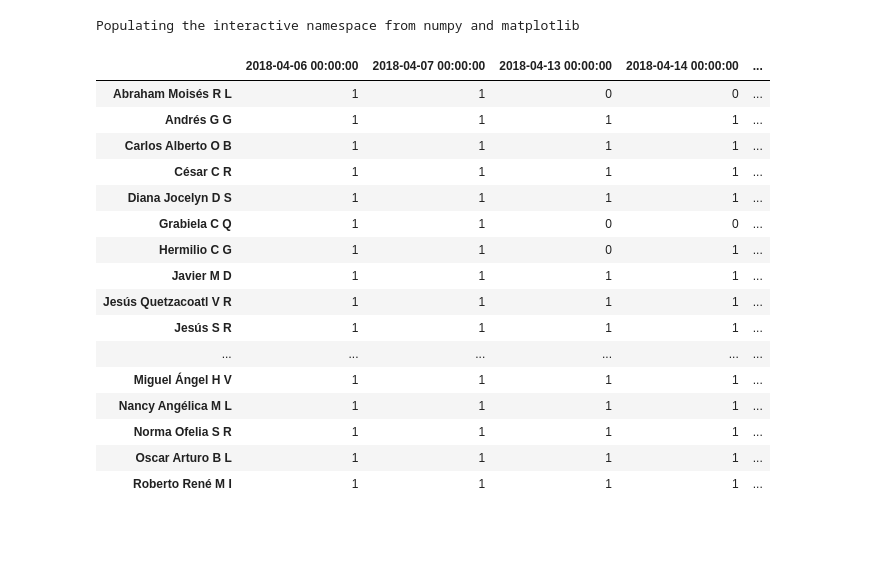
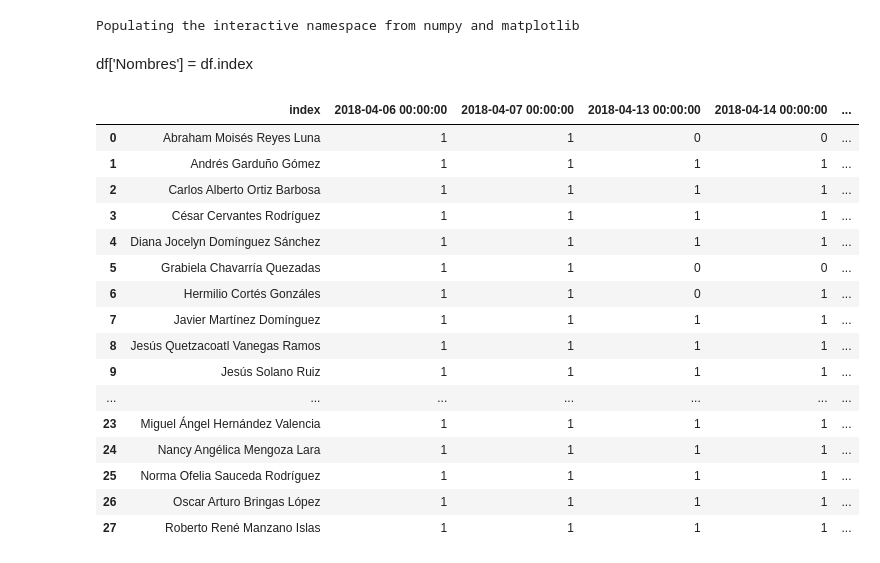
Before and after one commit to zamorays/cursoDatosGeograficos, a Jupyter notebook: Asistencias.ipynb, the cells around one changed output. Cells and saved outputs as stored; diff of their text form; code cells hidden in the pictures; blank space fills up the shorter version.

```diff
--- a/Asistencias.ipynb
+++ b/Asistencias.ipynb
@@ -52,23 +53,25 @@ df2 = pd.DataFrame(index = diasClases,
                    })
 # %%
 df = df2.T
+# %% [markdown]
+df['Nombres'] = df.index
 # %%
-df
+df.reset_index()
 # %% [output]
-|  | 2018-04-06 00:00:00 | 2018-04-07 00:00:00 | 2018-04-13 00:00:00 | 2018-04-14 00:00:00 | ... |
-| Abraham Moisés R L | 1 | 1 | 0 | 0 | ... |
-| Andrés G G | 1 | 1 | 1 | 1 | ... |
-| Carlos Alberto O B | 1 | 1 | 1 | 1 | ... |
-| César C R | 1 | 1 | 1 | 1 | ... |
-| Diana Jocelyn D S | 1 | 1 | 1 | 1 | ... |
-| Grabiela C Q | 1 | 1 | 0 | 0 | ... |
-| Hermilio C G | 1 | 1 | 0 | 1 | ... |
-| Javier M D | 1 | 1 | 1 | 1 | ... |
-| Jesús Quetzacoatl V R | 1 | 1 | 1 | 1 | ... |
-| Jesús S R | 1 | 1 | 1 | 1 | ... |
-| ... | ... | ... | ... | ... | ... |
-| Miguel Ángel H V | 1 | 1 | 1 | 1 | ... |
-| Nancy Angélica M L | 1 | 1 | 1 | 1 | ... |
-| Norma Ofelia S R | 1 | 1 | 1 | 1 | ... |
-| Oscar Arturo B L | 1 | 1 | 1 | 1 | ... |
-| Roberto René M I | 1 | 1 | 1 | 1 | ... |
+|  | index | 2018-04-06 00:00:00 | 2018-04-07 00:00:00 | 2018-04-13 00:00:00 | 2018-04-14 00:00:00 | ... |
+| 0 | Abraham Moisés Reyes Luna | 1 | 1 | 0 | 0 | ... |
+| 1 | Andrés Garduño Gómez | 1 | 1 | 1 | 1 | ... |
+| 2 | Carlos Alberto Ortiz Barbosa | 1 | 1 | 1 | 1 | ... |
+| 3 | César Cervantes Rodríguez | 1 | 1 | 1 | 1 | ... |
+| 4 | Diana Jocelyn Domínguez Sánchez | 1 | 1 | 1 | 1 | ... |
+| 5 | Grabiela Chavarría Quezadas | 1 | 1 | 0 | 0 | ... |
+| 6 | Hermilio Cortés Gonzáles | 1 | 1 | 0 | 1 | ... |
+| 7 | Javier Martínez Domínguez | 1 | 1 | 1 | 1 | ... |
+| 8 | Jesús Quetzacoatl Vanegas Ramos | 1 | 1 | 1 | 1 | ... |
+| 9 | Jesús Solano Ruiz | 1 | 1 | 1 | 1 | ... |
+| ... | ... | ... | ... | ... | ... | ... |
+| 23 | Miguel Ángel Hernández Valencia | 1 | 1 | 1 | 1 | ... |
+| 24 | Nancy Angélica Mengoza Lara | 1 | 1 | 1 | 1 | ... |
+| 25 | Norma Ofelia Sauceda Rodríguez | 1 | 1 | 1 | 1 | ... |
+| 26 | Oscar Arturo Bringas López | 1 | 1 | 1 | 1 | ... |
+| 27 | Roberto René Manzano Islas | 1 | 1 | 1 | 1 | ... |
```
Also changed, not shown: parts of 4 cells of this notebook, 1 other file.
